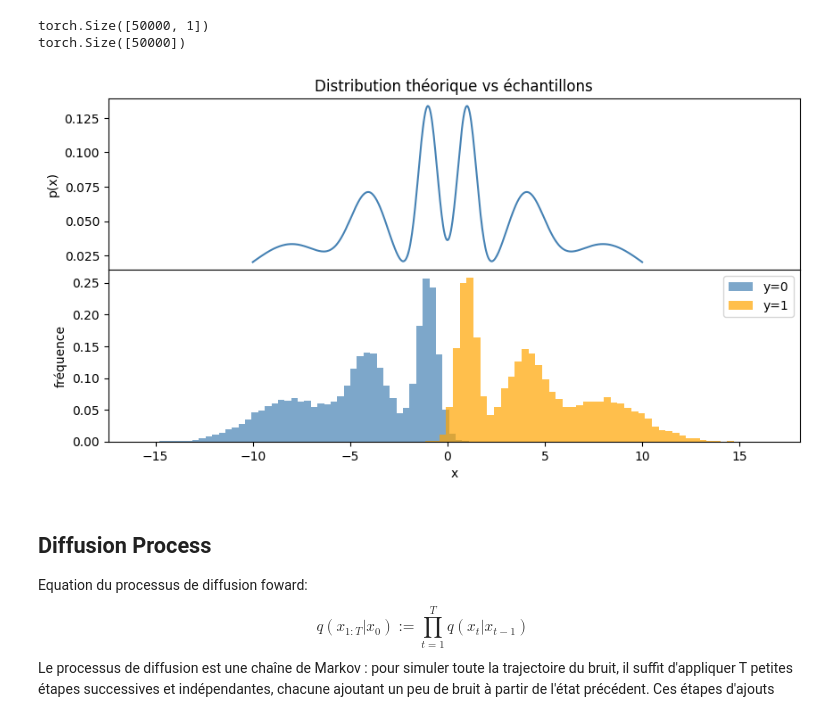
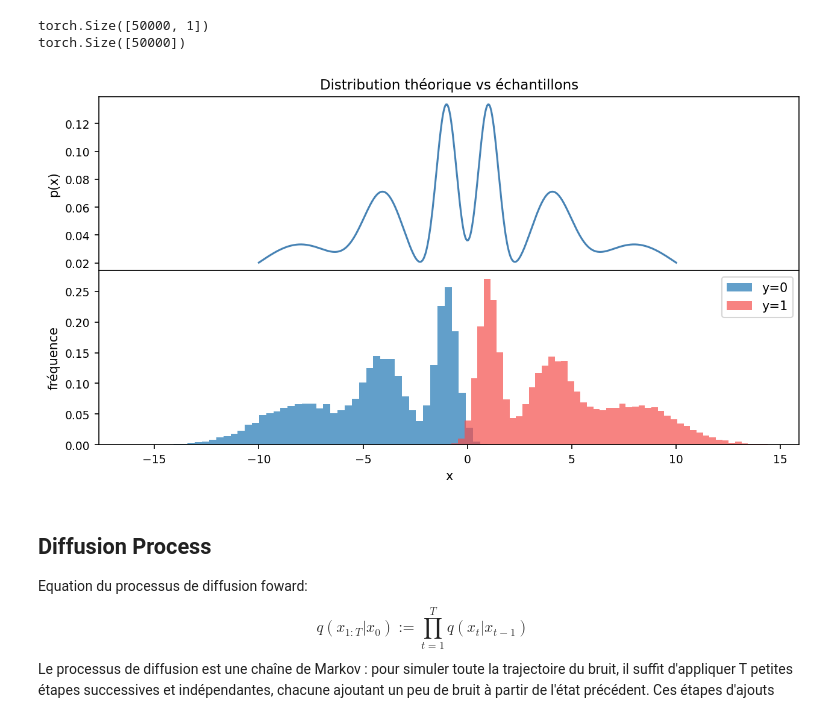
Before and after one commit to Samuel-Chapuis/Rayleigh-Taylor-Generative-Surrogate, a Jupyter notebook: exemples/0D-Simplest-Conditional-Diffusion-Models.ipynb, the cells around one changed output. Saved outputs shown, nothing was run; the diff lists cells and outputs as text; code cells hidden in the pictures.

```diff
--- a/exemples/0D-Simplest-Conditional-Diffusion-Models.ipynb
+++ b/exemples/0D-Simplest-Conditional-Diffusion-Models.ipynb
@@ -32,6 +32,7 @@ Ou un label est associé aux valeur de facon a avoir $(x_i,y_i)$ avec,
 - $y=1$ : gaussienne centré sur 4
 # %%
 N = 50000
+COLORS = ["#1f77b4", "#f54f4c"]
 
 # labels : 0 ou 1
 labels = torch.randint(0, 2, (N,))
@@ -79,36 +80,36 @@ fig, ax = plt.subplots(2, 1, figsize=(10, 5), sharex=True)
 x = torch.linspace(-10, 10, 500)                # grille de 500 points entre -10 et 10
 pdf = data_distribution.log_prob(x).exp()       # p(x) = exp(log p(x)), car torch donne toujour le log de la proba
 ax[0].plot(x.numpy(), pdf.numpy(), color='steelblue')
 ax[0].set_title('Distribution théorique vs échantillons')
 ax[0].set_ylabel("p(x)")
 
 # --- ax[1] : histogramme des échantillons ---
 ax[1].hist(
     dataset[labels == 0],
     bins=50,
     density=True,
     alpha=0.7,
-    color='steelblue',
+    color=COLORS[0],
     label='y=0'
 )
 
 ax[1].hist(
     dataset[labels == 1],
     bins=50,
     density=True,
     alpha=0.7,
-    color='orange',
+    color=COLORS[1],
     label='y=1'
 )
 
 ax[1].legend()
 ax[1].set_xlabel("x")
 ax[1].set_ylabel("fréquence")
 
 fig.subplots_adjust(hspace=0)
 plt.show()
 # %% [output]
-[figure, old version]
+[figure, new version]
 # %% [markdown]
 ## Diffusion Process
 
```
Also changed, not shown: parts of 5 cells of this notebook, 24 other files.
